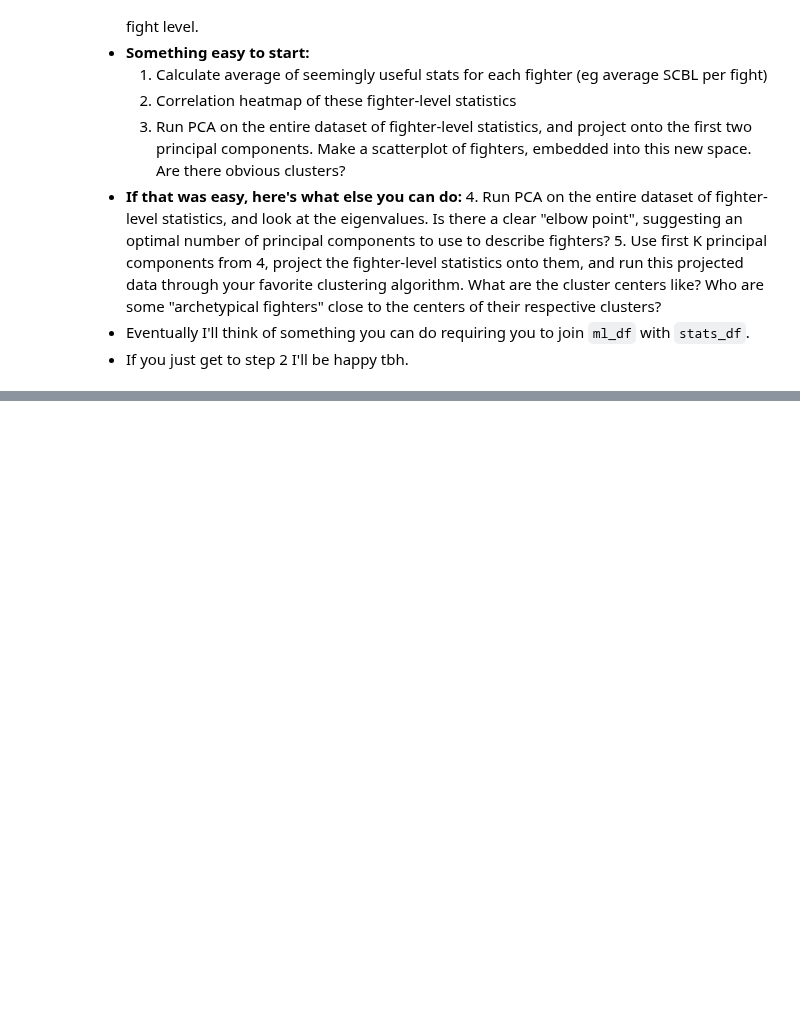
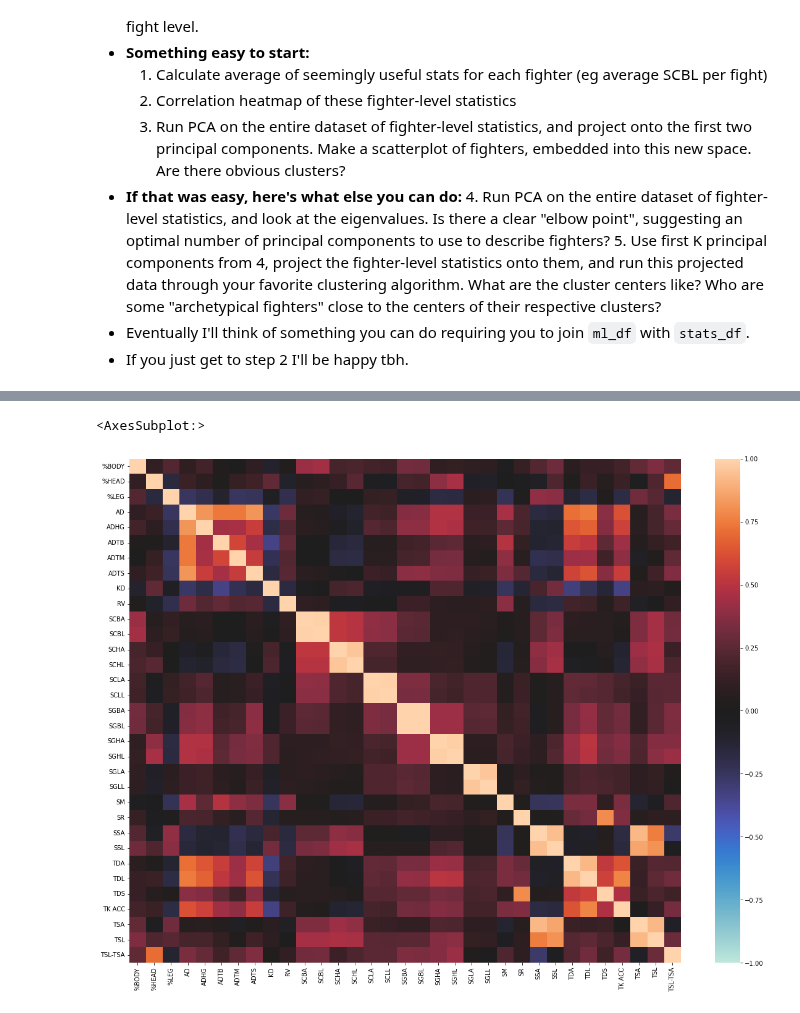
Before and after one commit to John-Curcio/sports, a Jupyter notebook: intro EDA.ipynb, the cells around one changed output, grey strips where cells are left out. Cells and saved outputs as stored; diff of their text form; code cells hidden in the pictures; blank space fills up the shorter version.

```diff
--- a/intro EDA.ipynb
+++ b/intro EDA.ipynb
@@ -136,0 +264,8 @@ log_loss(y_true=y_true, y_pred=y_pred)
+# %%
+# 2) - heatmap
+corr = unskewed_mean_df.corr()
+plt.subplots(figsize=(20,15))
+sns.heatmap(corr, vmin=-1, vmax=1, center=0)
+# %% [output]
+<AxesSubplot:>
+[figure, added]
```
Also changed, not shown: parts of 14 cells of this notebook, 10 other files.
